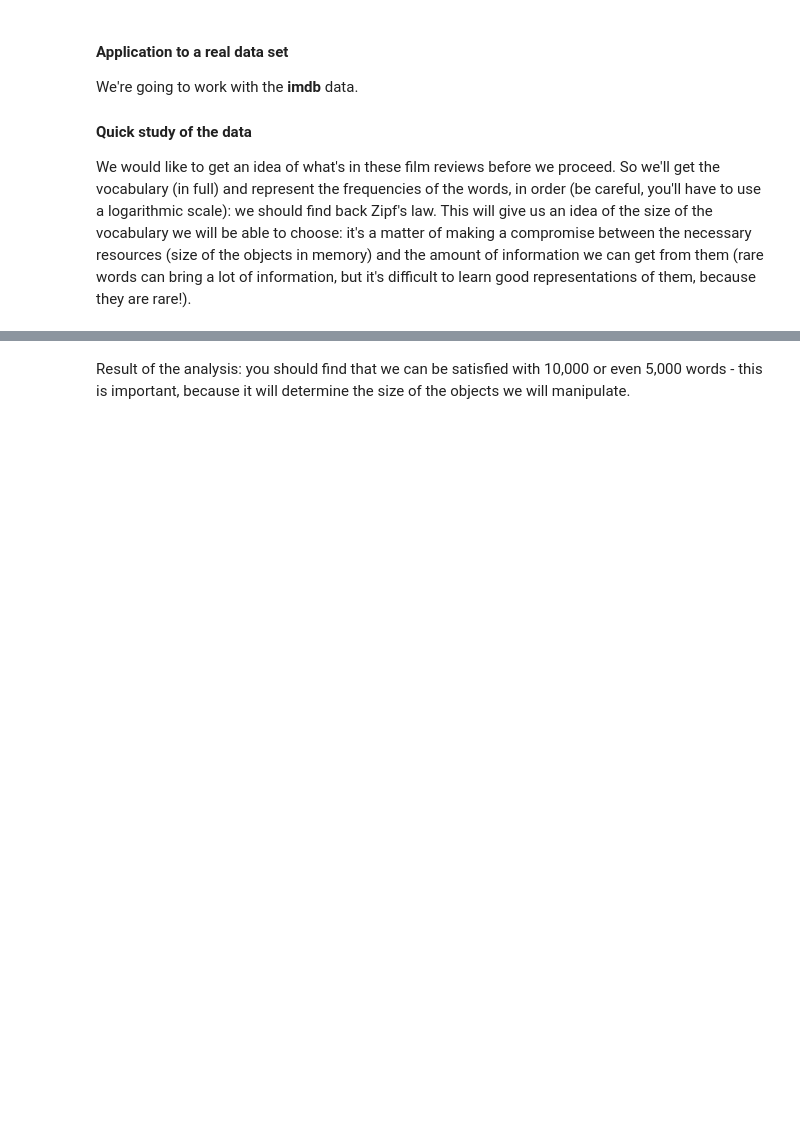
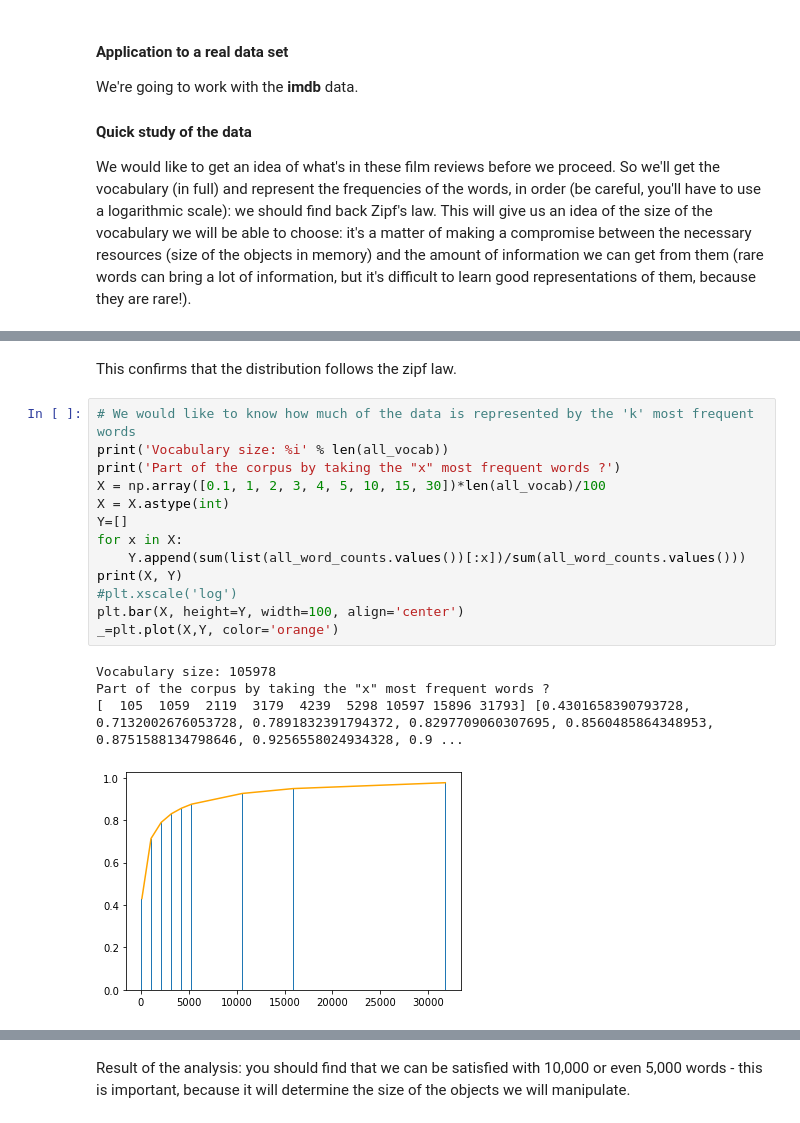
Before and after one commit to Bourhano/TelecomParis, a Jupyter notebook: NaturalLanguageProcessing/TP1/SentimentAnalysis.ipynb, the cells around one changed output, grey strips where cells are left out. Saved outputs shown, nothing was run; the diff lists cells and outputs as text; blank space fills up the shorter version.

```diff
--- a/NaturalLanguageProcessing/TP1/SentimentAnalysis.ipynb
+++ b/NaturalLanguageProcessing/TP1/SentimentAnalysis.ipynb
@@ -1313,0 +1358,20 @@ word_counts
+# %% [markdown]
+This confirms that the distribution follows the zipf law.
+# %%
+# We would like to know how much of the data is represented by the 'k' most frequent words
+print('Vocabulary size: %i' % len(all_vocab))
+print('Part of the corpus by taking the "x" most frequent words ?')
+X = np.array([0.1, 1, 2, 3, 4, 5, 10, 15, 30])*len(all_vocab)/100
+X = X.astype(int)
+Y=[]
+for x in X:
+    Y.append(sum(list(all_word_counts.values())[:x])/sum(all_word_counts.values()))
+print(X, Y)
+#plt.xscale('log')
+plt.bar(X, height=Y, width=100, align='center')
+_=plt.plot(X,Y, color='orange')
+# %% [output]
+Vocabulary size: 105978
+Part of the corpus by taking the "x" most frequent words ?
+[  105  1059  2119  3179  4239  5298 10597 15896 31793] [0.4301658390793728, 0.7132002676053728, 0.7891832391794372, 0.8297709060307695, 0.8560485864348953, 0.8751588134798646, 0.9256558024934328, 0.9 ...
+[figure, added]
```
Also changed, not shown: parts of 78 cells of this notebook.
